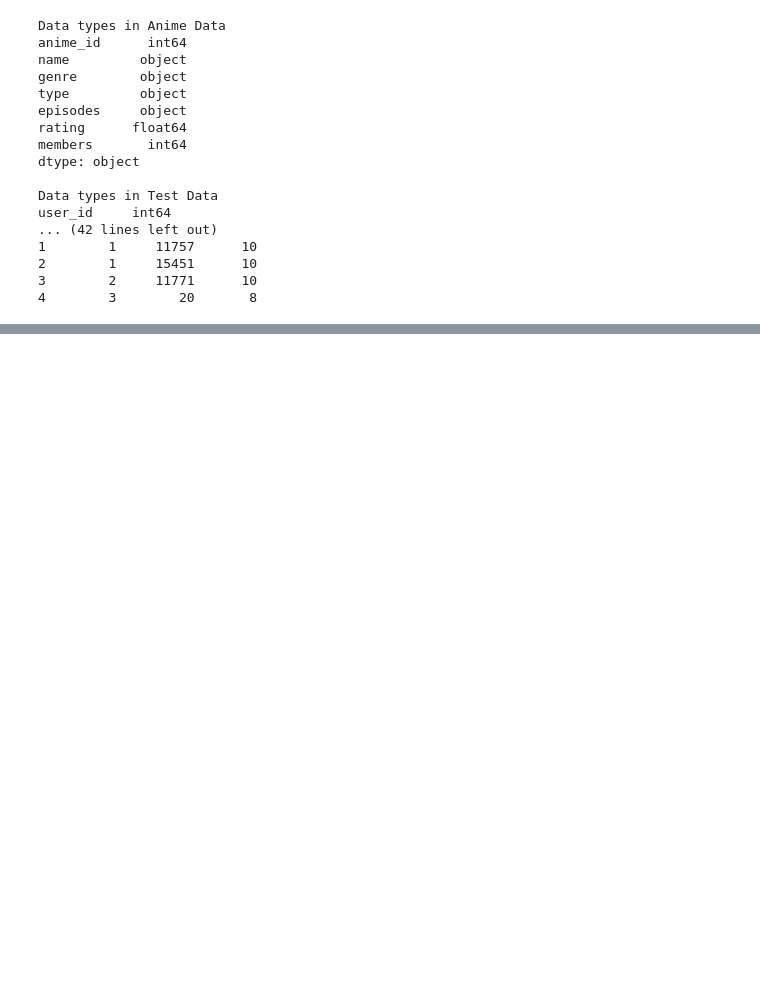
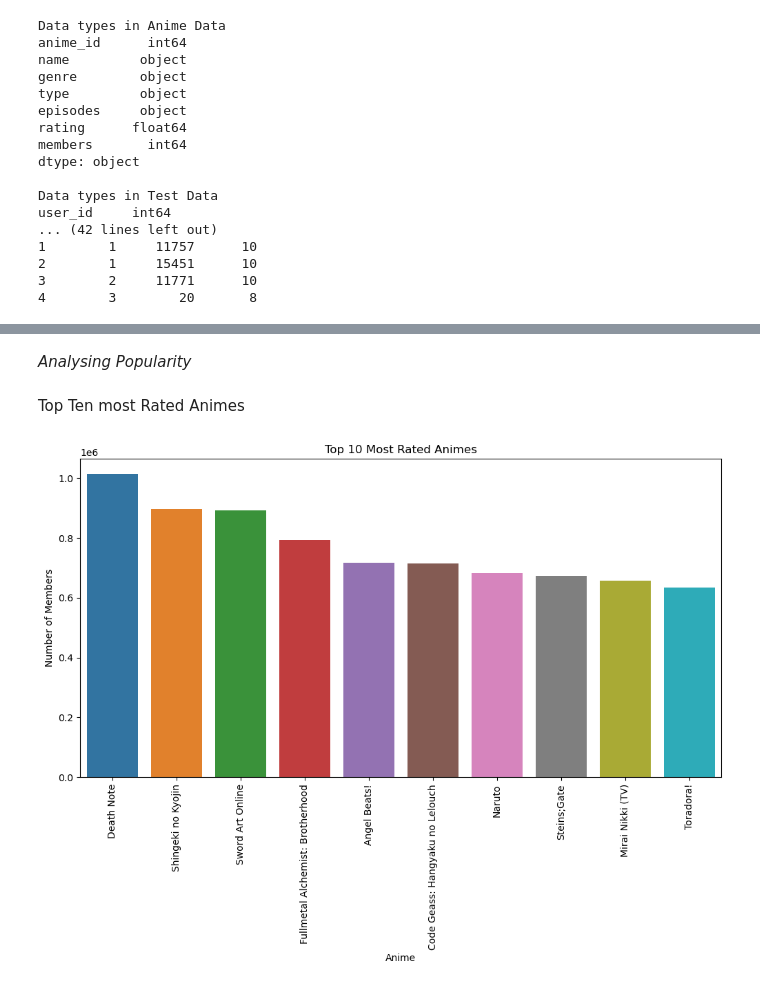
Before and after one commit to justin9503/2401FTDS_Unsupervised-Learning-Project-Team-EG3, a Jupyter notebook: Unsupervised_Learning_Team_EG3.ipynb, the cells around one changed output, grey strips where cells are left out. Drawn from its saved outputs; the diff is of its cells as text; code cells hidden in the pictures; blank space fills up the shorter version.

```diff
--- a/Unsupervised_Learning_Team_EG3.ipynb
+++ b/Unsupervised_Learning_Team_EG3.ipynb
@@ -136,0 +236,15 @@ user_id     int64
+# %% [markdown]
+*Analysing Popularity*
+# %% [markdown]
+Top Ten most Rated Animes
+# %%
+top_animes = anime_df_cleaned.sort_values(by='members', ascending=False).head(10)
+plt.figure(figsize=(12, 6))
+sns.barplot(x=top_animes['name'], y=top_animes['members'])
+plt.title('Top 10 Most Rated Animes')
+plt.xlabel('Anime')
+plt.ylabel('Number of Members')
+plt.xticks(rotation=90)
+plt.show()
+# %% [output]
+[figure, added]
```
Also changed, not shown: parts of 21 cells of this notebook.
